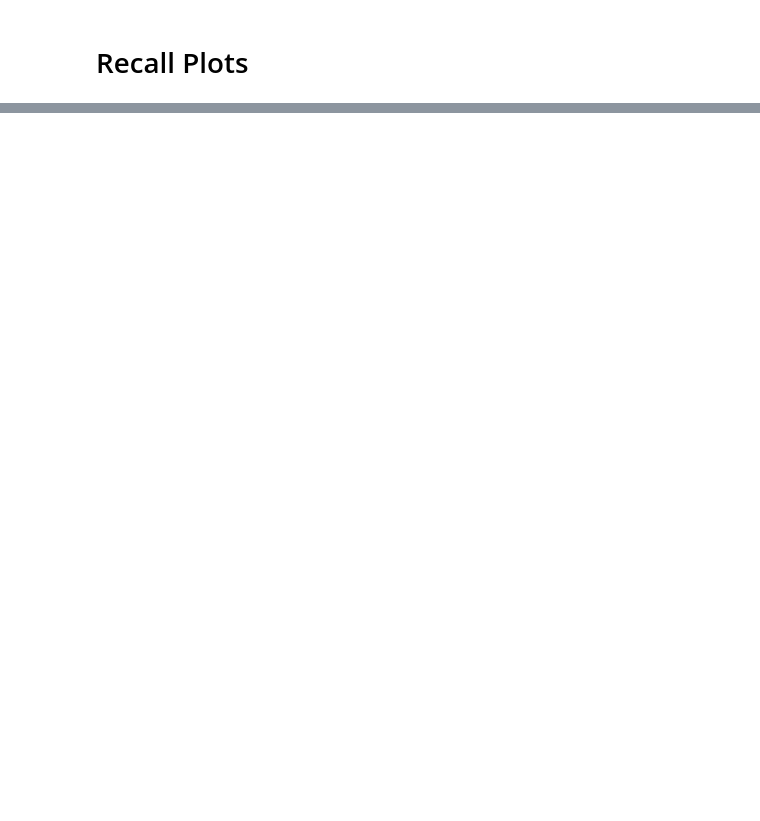
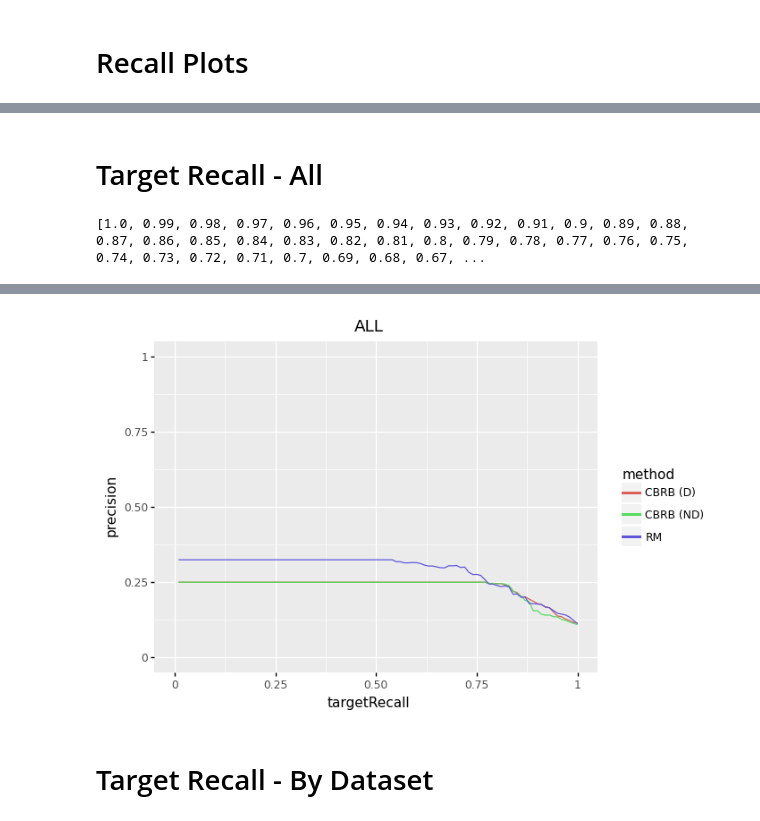
Before and after one commit to leonbornemann/RoleMatchingEvaluation, a Jupyter notebook: SemanticLabellingEvaluation.ipynb, the cells around one changed output, grey strips where cells are left out. Drawn from its saved outputs; the diff is of its cells as text; code cells hidden in the pictures; blank space fills up the shorter version.

```diff
--- a/SemanticLabellingEvaluation.ipynb
+++ b/SemanticLabellingEvaluation.ipynb
@@ -157,0 +369,12 @@ No Single true role match for below (without decay)  0.2816091954022988 found in
+# %%
+dfBetaGamma = pd.read_csv("localData/semanticAnnotation/gamma_beta_relationship.csv")
+#dfBetaGamma = pd.read_csv("localData/semanticAnnotation/gamma_beta_relationship_laterTrainTimeEnd.csv")
+print(dfBetaGamma.columns)
+print(dfBetaGamma.dtypes)
+
+
+
+# for ds in dfBetaGamma['dataset'].unique():
+#     dsForThisDS = dfBetaGamma[dfBetaGamma['dataset']==ds]
+#     dsShort = datasetToAbbreviation[ds]
+#     plot = ggplot(df,aes(x = 'gamma',y='beta',fill="dataset",group='dataset')) + geom_histogram(position=position_dodge()) + theme(axis_text_x = element_text(angle=90, hjust=1))
@@ -157,0 +487,65 @@ No Single true role match for below (without decay)  0.2816091954022988 found in
+# %% [markdown]
+# Target Recall - All
+# %%
+#All:
+targetRecallThresholds = []
+for i in range(0,100):
+    targetRecallThresholds.append((100 - i)/100)
+print(targetRecallThresholds)
+
+
+def printBestPrecisionAtTargetRecall(dsName,finalDFWithoutDatasetInGrouping, targetRecall):
+    filtered = finalDFWithoutDatasetInGrouping[finalDFWithoutDatasetInGrouping['recall']>=targetRecall]
+    filtered.sort_values("precision",ascending=False,inplace=True)
+    print(dsName)
+    print(filtered.head(1))
+
+
+def getPrecisionForTargetRecall(df, targetRecall):
+    filtered = df[df['recall'] >= targetRecall]
+    filtered.sort_values("precision",ascending=False,inplace=True)
+    if(len(filtered.index)==0):
+        return 0
+    else:
+        return filtered.iloc[0]['precision'],filtered.iloc[0]
+
+def getPrecisionForTargetRecallForMethod(df, targetRecall, methodName):
+    precision,recall,threshold = precision_recall_curve(df['isSemanticRoleMatch'], df[methodName])
+    index = np.argmax(recall < targetRecall)-1
+    return precision[index],threshold[index]
+
+dsRows = []
+configRows = []
+for targetRecall in targetRecallThresholds:
+    precisonCBRBWithDecay,precisionRowCBRB = getPrecisionForTargetRecall(finalDFWithoutDatasetInGrouping, targetRecall)
+    dsRows.append({"method":"CBRB (D)","targetRecall":targetRecall,"precision":precisonCBRBWithDecay})
+    precisionCBRBNoDecay,gammaThresholdCBRBNoDecay = getPrecisionForTargetRecallForMethod(df,targetRecall,"compatibilityPercentageNoDecay")
+    dsRows.append({"method":"CBRB (ND)","targetRecall":targetRecall,"precision":precisionCBRBNoDecay})
+    precisionRM,gammaThresholdRM = getPrecisionForTargetRecallForMethod(df,targetRecall,"exactSequenceMatchPercentage")
+    dsRows.append({"method":"RM","targetRecall":targetRecall,"precision":precisionRM})
+    configRows.append({"recall":targetRecall,
+                       "gammaCBRB (D)":precisionRowCBRB['gammaThreshold'],
+                       "betaCBRB (D)":precisionRowCBRB['betaThreshold'],
+                       "gamma CBRB (ND)":gammaThresholdCBRBNoDecay,
+                       "gamma RM":gammaThresholdRM})
+
+configDF = pd.DataFrame(configRows)
+pd.set_option('display.max_rows', 500)
+print(configDF)
+
+plotDF = pd.DataFrame(dsRows)
+
+plot = ggplot(plotDF,aes(x = 'targetRecall',y='precision',group="method",color = "method")) + geom_line() + xlim(0,1) + ylim(0,1) + ggtitle("ALL")#+ theme(axis_text_x = element_text(angle=90, hjust=1))
+print(plot)
+# targetRecall=0.85
+
+# printBestPrecisionAtTargetRecall("ALL",finalDFWithoutDatasetInGrouping,targetRecall)
+#
+# #For every Dataset:
+# for ds in finalDF['dataset'].unique():
+#     dsForThisDS = finalDF[finalDF['dataset']==ds]
+#     printBestPrecisionAtTargetRecall(ds,dsForThisDS,targetRecall)
+#
+# best precision for RM:
+# %% [output]
+[1.0, 0.99, 0.98, 0.97, 0.96, 0.95, 0.94, 0.93, 0.92, 0.91, 0.9, 0.89, 0.88, 0.87, 0.86, 0.85, 0.84, 0.83, 0.82, 0.81, 0.8, 0.79, 0.78, 0.77, 0.76, 0.75, 0.74, 0.73, 0.72, 0.71, 0.7, 0.69, 0.68, 0.67, ...
@@ -157,0 +586,3 @@ No Single true role match for below (without decay)  0.2816091954022988 found in
+[figure, added]
+# %% [markdown]
+# Target Recall - By Dataset
```
Also changed, not shown: parts of 17 cells of this notebook, 10 other files.
